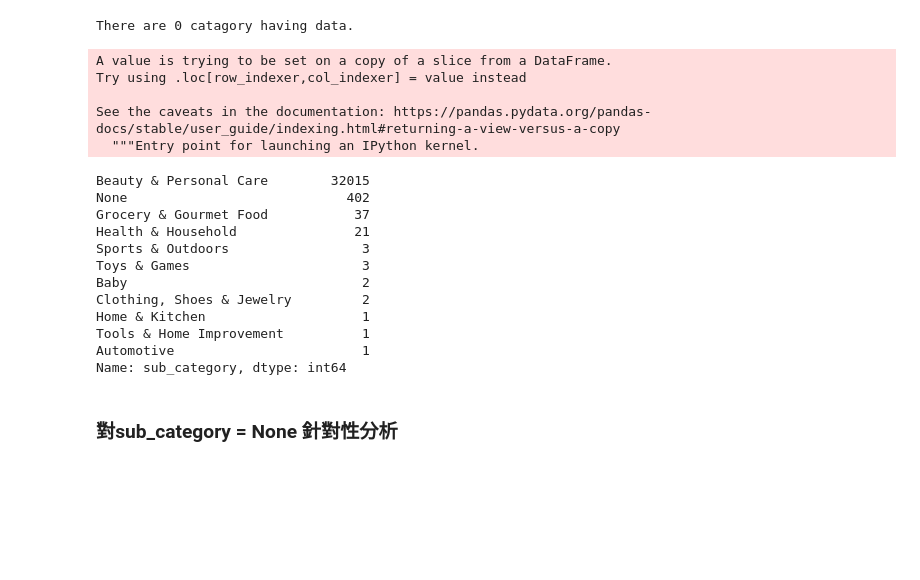
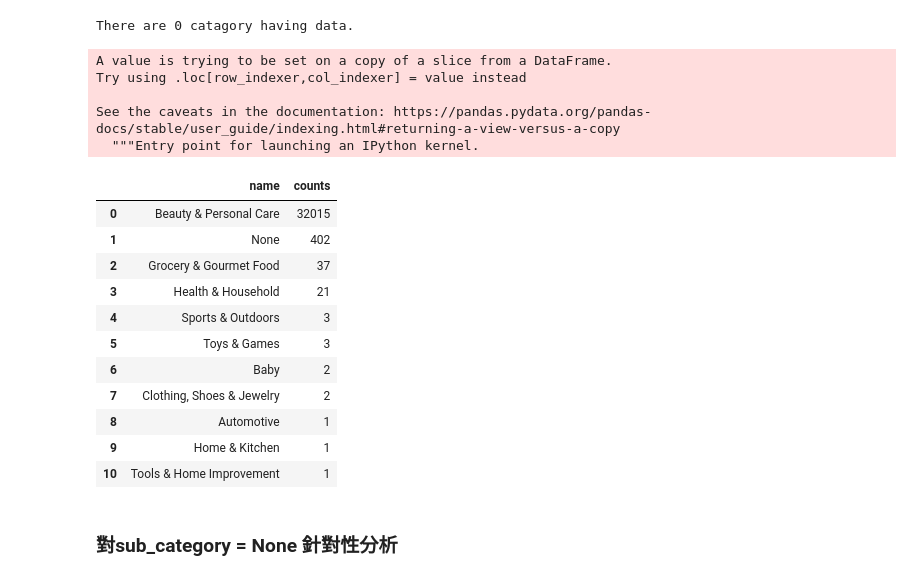
Before and after one commit to RoiWu/data-course-sample, a Jupyter notebook: content_based_filter.ipynb, the cells around one changed output. Cells and saved outputs as stored; diff of their text form; code cells hidden in the pictures; blank space fills up the shorter version.

```diff
--- a/content_based_filter.ipynb
+++ b/content_based_filter.ipynb
@@ -122,25 +133,25 @@ print(f'There are {number} catagory having data.')
 There are 0 catagory having data.
 # %%
 metadata_clean["sub_category"] = metadata_clean["rank"].str.split("in ").str[1].replace(r"\(","", regex=True).replace(r"\&amp;","&", regex=True)
-metadata_clean["sub_category"].value_counts()
+metadata_clean["sub_category"].value_counts().rename_axis('name').reset_index(name='counts')
 # %% [output]
 A value is trying to be set on a copy of a slice from a DataFrame.
 Try using .loc[row_indexer,col_indexer] = value instead
 
 See the caveats in the documentation: https://pandas.pydata.org/pandas-docs/stable/user_guide/indexing.html#returning-a-view-versus-a-copy
   """Entry point for launching an IPython kernel.
-Beauty & Personal Care        32015
-None                            402
-Grocery & Gourmet Food           37
-Health & Household               21
-Sports & Outdoors                 3
-Toys & Games                      3
-Baby                              2
-Clothing, Shoes & Jewelry         2
-Home & Kitchen                    1
-Tools & Home Improvement          1
-Automotive                        1
-Name: sub_category, dtype: int64
+|  | name | counts |
+| 0 | Beauty & Personal Care | 32015 |
+| 1 | None | 402 |
+| 2 | Grocery & Gourmet Food | 37 |
+| 3 | Health & Household | 21 |
+| 4 | Sports & Outdoors | 3 |
+| 5 | Toys & Games | 3 |
+| 6 | Baby | 2 |
+| 7 | Clothing, Shoes & Jewelry | 2 |
+| 8 | Automotive | 1 |
+| 9 | Home & Kitchen | 1 |
+| 10 | Tools & Home Improvement | 1 |
 # %% [markdown]
 ### 對sub_category = None 針對性分析
 # %%
```
Also changed, not shown: parts of 6 cells of this notebook.
